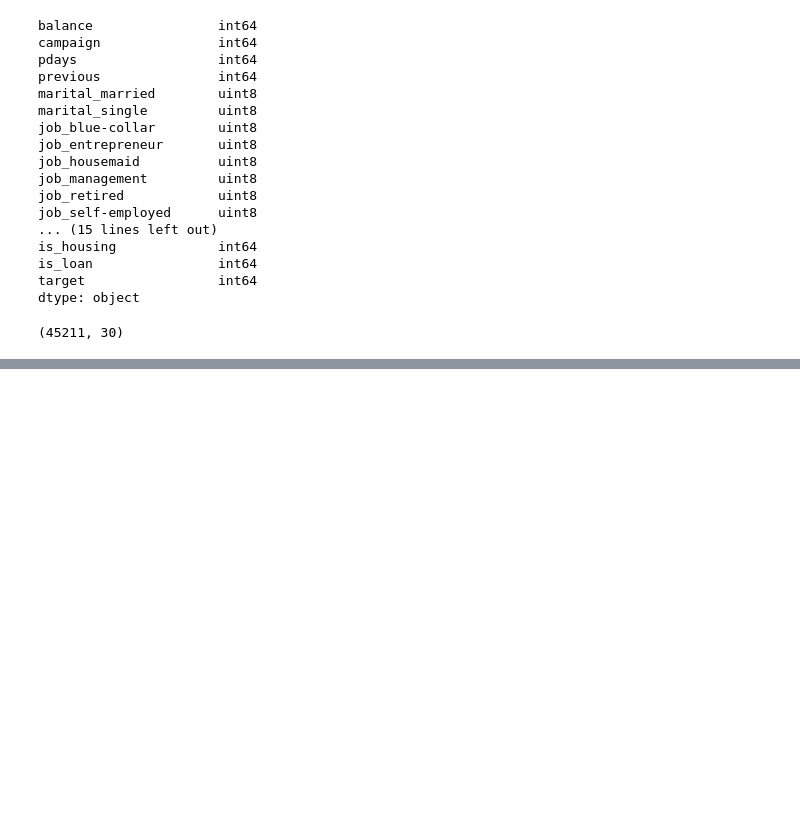
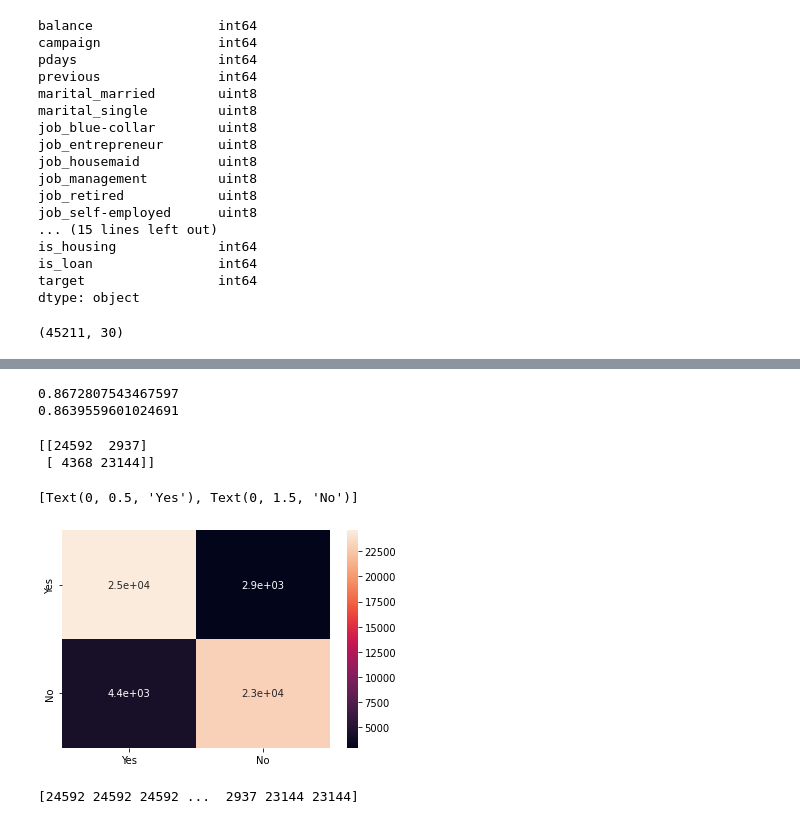
Before and after one commit to Vinitladse/-Bank-Marketing-Effectiveness-Prediction, a Jupyter notebook: Vinit_ladse(Group)_Bank_Marketing_Effectiveness_Prediction_Capstone_Project.ipynb, the cells around one changed output, grey strips where cells are left out. Saved outputs shown, nothing was run; the diff lists cells and outputs as text; code cells hidden in the pictures; blank space fills up the shorter version.

```diff
--- a/Vinit_ladse(Group)_Bank_Marketing_Effectiveness_Prediction_Capstone_Project.ipynb
+++ b/Vinit_ladse(Group)_Bank_Marketing_Effectiveness_Prediction_Capstone_Project.ipynb
@@ -724,0 +796,3 @@ df.shape
+# %%
+# Splitting the data into train and test split
+X_train, X_test, y_train, y_test =train_test_split(X, y, test_size = 0.25, random_state =42)
@@ -724,0 +817,5 @@ df.shape
+# %%
+# Fitting model to logistic regression
+
+logistic_model = LogisticRegression(fit_intercept= True, max_iter =10000)
+logistic_model.fit(X_train, y_train)
@@ -724,0 +849,5 @@ df.shape
+# %%
+# Get the predicted classses
+
+train_class_preds = logistic_model.predict(X_train)
+test_class_preds = logistic_model.predict(X_test)
@@ -724,0 +861,37 @@ df.shape
+# %%
+print(train_accuracy)
+print(test_accuracy)
+# %% [output]
+0.8672807543467597
+0.8639559601024691
+# %%
+# Get the Confusion matrix for both train and test
+
+labels = ['Yes', 'No']
+confusion_matrix = confusion_matrix(y_train, train_class_preds)
+print(confusion_matrix )
+# %% [output]
+[[24592  2937]
+ [ 4368 23144]]
+# %%
+ax = plt.subplot()
+sns.heatmap(confusion_matrix , annot = True , ax = ax)
+
+# labels, title and ticks
+
+ax.set_xlabel = ('Predicted_labels')
+ax.set_ylabel = ('True labels')
+ax.set_title = ('Confusion Matrix')
+ax.xaxis.set_ticklabels(labels)
+ax.yaxis.set_ticklabels(labels)
+# %% [output]
+[Text(0, 0.5, 'Yes'), Text(0, 1.5, 'No')]
+[figure, added]
+# %%
+# Get the Confusion matrix for both train and test
+
+labels = ['Yes', 'No']
+confusion_matrix = confusion_matrix[y_test, test_class_preds]
+print(confusion_matrix )
+# %% [output]
+[24592 24592 24592 ...  2937 23144 23144]
```
Also changed, not shown: parts of 26 cells of this notebook.
